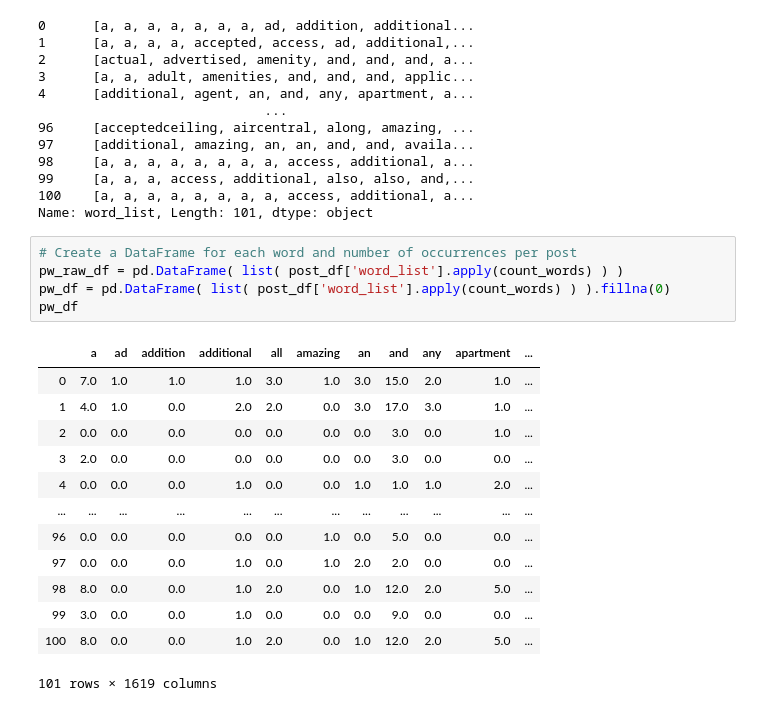
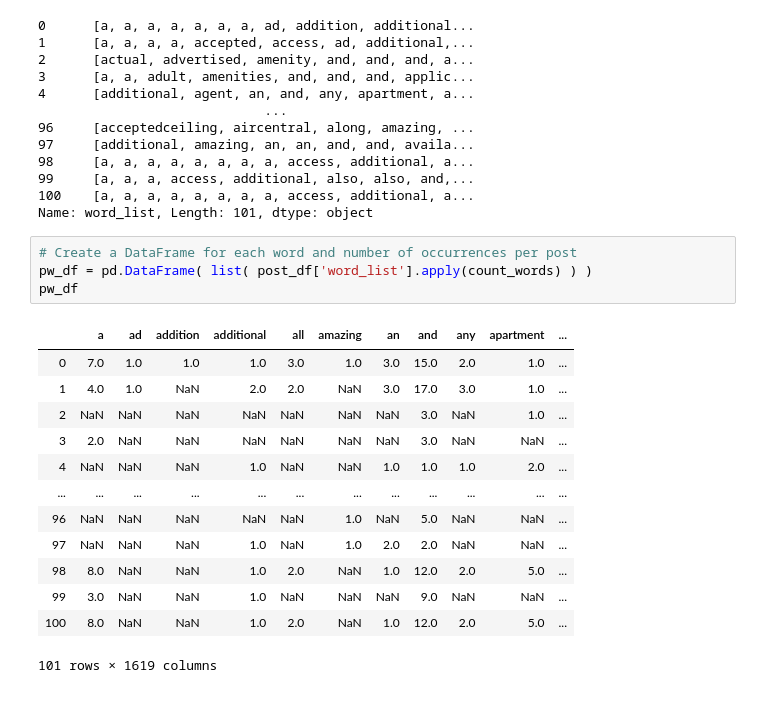
Before and after one commit to daddyjab/Craigslist, a Jupyter notebook: Craigslist Exploration.ipynb, the cells around one changed output. Saved outputs shown, nothing was run; the diff lists cells and outputs as text.

Commit message:
explored word counts, other stats in sample craigslist posts

```diff
--- a/Craigslist Exploration.ipynb
+++ b/Craigslist Exploration.ipynb
@@ -336,20 +336,19 @@ post_df['word_list']
 Name: word_list, Length: 101, dtype: object
 # %%
 # Create a DataFrame for each word and number of occurrences per post
-pw_raw_df = pd.DataFrame( list( post_df['word_list'].apply(count_words) ) )
-pw_df = pd.DataFrame( list( post_df['word_list'].apply(count_words) ) ).fillna(0)
+pw_df = pd.DataFrame( list( post_df['word_list'].apply(count_words) ) )
 pw_df
 # %% [output]
 |  | a | ad | addition | additional | all | amazing | an | and | any | apartment | ... |
 | 0 | 7.0 | 1.0 | 1.0 | 1.0 | 3.0 | 1.0 | 3.0 | 15.0 | 2.0 | 1.0 | ... |
-| 1 | 4.0 | 1.0 | 0.0 | 2.0 | 2.0 | 0.0 | 3.0 | 17.0 | 3.0 | 1.0 | ... |
-| 2 | 0.0 | 0.0 | 0.0 | 0.0 | 0.0 | 0.0 | 0.0 | 3.0 | 0.0 | 1.0 | ... |
-| 3 | 2.0 | 0.0 | 0.0 | 0.0 | 0.0 | 0.0 | 0.0 | 3.0 | 0.0 | 0.0 | ... |
-| 4 | 0.0 | 0.0 | 0.0 | 1.0 | 0.0 | 0.0 | 1.0 | 1.0 | 1.0 | 2.0 | ... |
+| 1 | 4.0 | 1.0 | NaN | 2.0 | 2.0 | NaN | 3.0 | 17.0 | 3.0 | 1.0 | ... |
+| 2 | NaN | NaN | NaN | NaN | NaN | NaN | NaN | 3.0 | NaN | 1.0 | ... |
+| 3 | 2.0 | NaN | NaN | NaN | NaN | NaN | NaN | 3.0 | NaN | NaN | ... |
+| 4 | NaN | NaN | NaN | 1.0 | NaN | NaN | 1.0 | 1.0 | 1.0 | 2.0 | ... |
 | ... | ... | ... | ... | ... | ... | ... | ... | ... | ... | ... | ... |
-| 96 | 0.0 | 0.0 | 0.0 | 0.0 | 0.0 | 1.0 | 0.0 | 5.0 | 0.0 | 0.0 | ... |
-| 97 | 0.0 | 0.0 | 0.0 | 1.0 | 0.0 | 1.0 | 2.0 | 2.0 | 0.0 | 0.0 | ... |
-| 98 | 8.0 | 0.0 | 0.0 | 1.0 | 2.0 | 0.0 | 1.0 | 12.0 | 2.0 | 5.0 | ... |
-| 99 | 3.0 | 0.0 | 0.0 | 1.0 | 0.0 | 0.0 | 0.0 | 9.0 | 0.0 | 0.0 | ... |
-| 100 | 8.0 | 0.0 | 0.0 | 1.0 | 2.0 | 0.0 | 1.0 | 12.0 | 2.0 | 5.0 | ... |
+| 96 | NaN | NaN | NaN | NaN | NaN | 1.0 | NaN | 5.0 | NaN | NaN | ... |
+| 97 | NaN | NaN | NaN | 1.0 | NaN | 1.0 | 2.0 | 2.0 | NaN | NaN | ... |
+| 98 | 8.0 | NaN | NaN | 1.0 | 2.0 | NaN | 1.0 | 12.0 | 2.0 | 5.0 | ... |
+| 99 | 3.0 | NaN | NaN | 1.0 | NaN | NaN | NaN | 9.0 | NaN | NaN | ... |
+| 100 | 8.0 | NaN | NaN | 1.0 | 2.0 | NaN | 1.0 | 12.0 | 2.0 | 5.0 | ... |
 101 rows × 1619 columns
```
Also changed, not shown: parts of 14 cells of this notebook.
